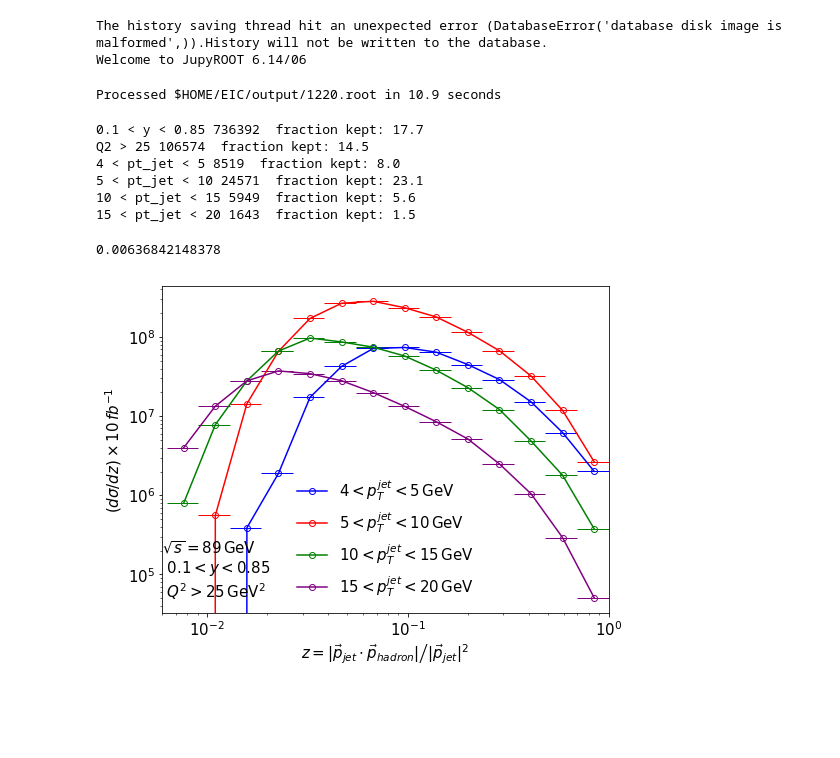
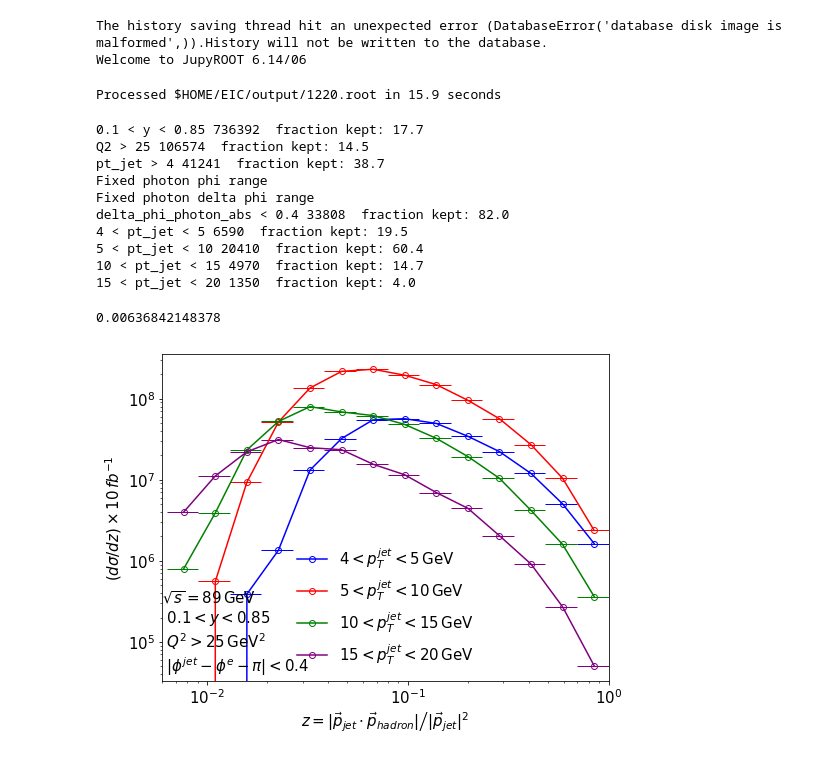
Before and after one commit to y-song/notebooks, a Jupyter notebook: z.ipynb, the cells around one changed output. Saved outputs shown, nothing was run; the diff lists cells and outputs as text; code cells hidden in the pictures; blank space fills up the shorter version.

```diff
--- a/z.ipynb
+++ b/z.ipynb
@@ -22,8 +22,10 @@ def getDataPart(inputFiles):
     scalar.append('ntrials')
     scalar.append('y')
     scalar.append('Q2')
+    scalar.append('phi_photon')
 
     cols.append('pt_jet')
+    cols.append('phi_jet')
     cols.append('z')
 
     lists = scalar + cols
@@ -39,10 +41,13 @@ def getDataPart(inputFiles):
 file1 = ['$HOME/EIC/output/1220.root']
 a = getDataPart(file1)
 # %% [output]
-Processed $HOME/EIC/output/1220.root in 10.9 seconds
+Processed $HOME/EIC/output/1220.root in 15.9 seconds
 # %%
 b = applyCut(a, 'y > 0.1 and y < 0.85', '0.1 < y < 0.85')
 b = applyCut(b, 'Q2 > 25', 'Q2 > 25')
+b = applyCut(b, 'pt_jet > 4', 'pt_jet > 4')
+b = fixPhi(b, 'photon')
+b = applyCut(b, 'delta_phi_photon_abs < 0.4', 'delta_phi_photon_abs < 0.4')
 b1 = applyCut(b, '4 < pt_jet < 5', '4 < pt_jet < 5')
 b2 = applyCut(b, '5 < pt_jet < 10', '5 < pt_jet < 10')
 b3 = applyCut(b, '10 < pt_jet < 15', '10 < pt_jet < 15')
@@ -50,10 +55,14 @@ b4 = applyCut(b, '15 < pt_jet < 20', '15 < pt_jet < 20')
 # %% [output]
 0.1 < y < 0.85 736392  fraction kept: 17.7
 Q2 > 25 106574  fraction kept: 14.5
-4 < pt_jet < 5 8519  fraction kept: 8.0
-5 < pt_jet < 10 24571  fraction kept: 23.1
-10 < pt_jet < 15 5949  fraction kept: 5.6
-15 < pt_jet < 20 1643  fraction kept: 1.5
+pt_jet > 4 41241  fraction kept: 38.7
+Fixed photon phi range
+Fixed photon delta phi range
+delta_phi_photon_abs < 0.4 33808  fraction kept: 82.0
+4 < pt_jet < 5 6590  fraction kept: 19.5
+5 < pt_jet < 10 20410  fraction kept: 60.4
+10 < pt_jet < 15 4970  fraction kept: 14.7
+15 < pt_jet < 20 1350  fraction kept: 4.0
 # %%
 xvar_array = toArrayFloat(-2.2, 0, 0, log=True, logNum=15)
 xsec = np.mean(a['xsec'])
@@ -71,23 +80,22 @@ z_str = r'$z = |\vec{p}_{jet} \cdot \vec{p}_{hadron}| \left/ |\vec{p}_{jet}|^2 \
 # %%
 fig = plt.figure(figsize=(8,6))
 plt.errorbar(x1, 10*y1*xsec*1e12/(2*ntrials*xerr), xerr = xerr, fmt='none', color='b', elinewidth=1)
 plt.plot(x1, 10*y1*xsec*1e12/(2*ntrials*xerr), 'bo', fillstyle='none', linestyle='-', label='$4 < p_T^{jet} < 5 \, \mathrm{GeV}$')
 plt.errorbar(x2, 10*y2*xsec*1e12/(2*ntrials*xerr), xerr=xerr, fmt='none', color='r', elinewidth=1)
 plt.plot(x2, 10*y2*xsec*1e12/(2*ntrials*xerr), 'ro', fillstyle='none', linestyle='-', label='$5 < p_T^{jet} < 10 \, \mathrm{GeV}$')
 plt.errorbar(x3, 10*y3*xsec*1e12/(2*ntrials*xerr), xerr=xerr, fmt='none', color='g', elinewidth=1)
 plt.plot(x3, 10*y3*xsec*1e12/(2*ntrials*xerr), 'go', fillstyle='none', linestyle='-', label='$10 < p_T^{jet} < 15 \, \mathrm{GeV}$')
 plt.errorbar(x4, 10*y4*xsec*1e12/(2*ntrials*xerr), xerr=xerr, fmt='none', color='purple', elinewidth=1)
 plt.plot(x4, 10*y4*xsec*1e12/(2*ntrials*xerr), color='purple', marker='o', linestyle='-',fillstyle='none', label='$15 < p_T^{jet} < 20 \, \mathrm{GeV}$')
 plt.xticks(fontsize=15)
 plt.yticks(fontsize=15)
 plt.xscale('log')
 plt.yscale('log')
 plt.xlabel(z_str, fontsize=15)
 plt.ylabel(r'$(d\sigma/dz) \times 10 \, fb^{-1}$', fontsize=15)
 plt.xlim(left=0.006, right=1)
 plt.legend(prop={'size': 15}, frameon=False, loc='best')
-plt.text(0.006,5e4,'$\sqrt{s} = 89 \, \mathrm{GeV}$ \n $0.1 < y < 0.85$ \n $Q^2 > 25 \, \mathrm{GeV^2}$',\
-        fontsize=15)
+plt.text(0.006,4e4,'$\sqrt{s} = 89 \, \mathrm{GeV}$ \n $0.1 < y < 0.85$ \n $Q^2 > 25 \, \mathrm{GeV^2}$ \n $|\phi^{jet} - \phi^e - \pi|<0.4$',fontsize=15)
 plt.savefig('images/z.pdf', bbox_inches='tight')
 # %% [output]
-[figure, old version]
+[figure, new version]
```
